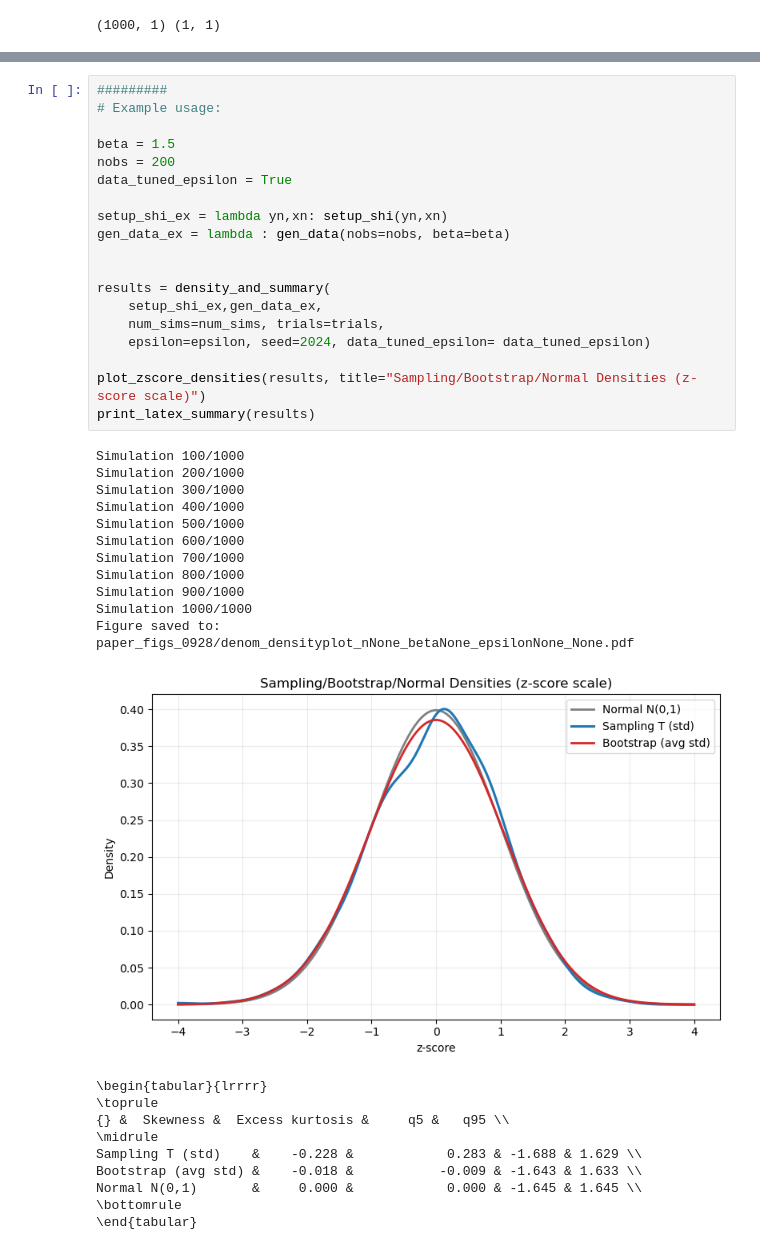
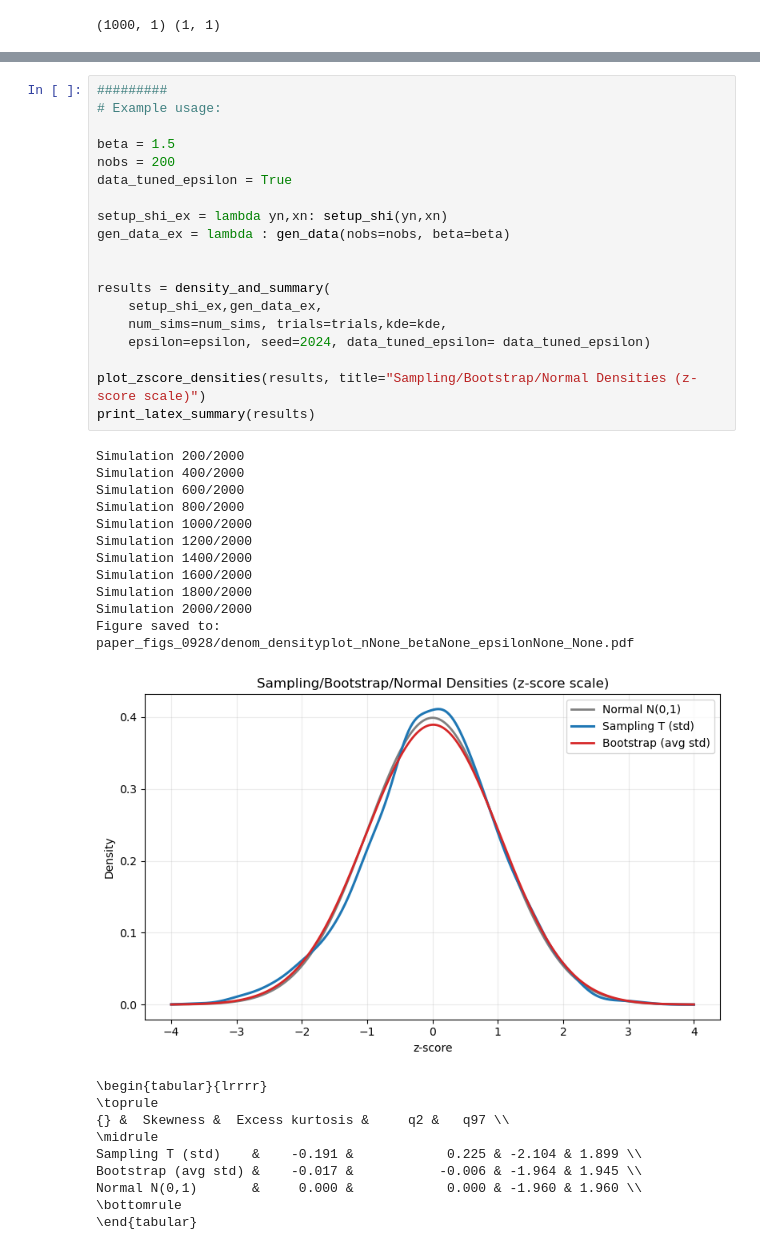
Before and after one commit to ericschulman/testing, a Jupyter notebook: revision_2025/refinement_denom_ex.ipynb, the cells around one changed output, grey strips where cells are left out. Saved outputs shown, nothing was run; the diff lists cells and outputs as text.

```diff
--- a/revision_2025/refinement_denom_ex.ipynb
+++ b/revision_2025/refinement_denom_ex.ipynb
@@ -237,41 +253,41 @@ Normal N(0,1)       &     0.000 &            0.000 & -1.645 & 1.645 \\
 # %%
 #########
 # Example usage:
 
 beta = 1.5
 nobs = 200
 data_tuned_epsilon = True
 
 setup_shi_ex = lambda yn,xn: setup_shi(yn,xn)
 gen_data_ex = lambda : gen_data(nobs=nobs, beta=beta)
 
 
 results = density_and_summary(
     setup_shi_ex,gen_data_ex,
-    num_sims=num_sims, trials=trials,
+    num_sims=num_sims, trials=trials,kde=kde,
     epsilon=epsilon, seed=2024, data_tuned_epsilon= data_tuned_epsilon)
 
 plot_zscore_densities(results, title="Sampling/Bootstrap/Normal Densities (z-score scale)")
 print_latex_summary(results)
 # %% [output]
-Simulation 100/1000
-Simulation 200/1000
-Simulation 300/1000
-Simulation 400/1000
-Simulation 500/1000
-Simulation 600/1000
-Simulation 700/1000
-Simulation 800/1000
-Simulation 900/1000
-Simulation 1000/1000
+Simulation 200/2000
+Simulation 400/2000
+Simulation 600/2000
+Simulation 800/2000
+Simulation 1000/2000
+Simulation 1200/2000
+Simulation 1400/2000
+Simulation 1600/2000
+Simulation 1800/2000
+Simulation 2000/2000
 Figure saved to: paper_figs_0928/denom_densityplot_nNone_betaNone_epsilonNone_None.pdf
-[figure, old version]
+[figure, new version]
 \begin{tabular}{lrrrr}
 \toprule
-{} &  Skewness &  Excess kurtosis &     q5 &   q95 \\
+{} &  Skewness &  Excess kurtosis &     q2 &   q97 \\
 \midrule
-Sampling T (std)    &    -0.228 &            0.283 & -1.688 & 1.629 \\
-Bootstrap (avg std) &    -0.018 &           -0.009 & -1.643 & 1.633 \\
-Normal N(0,1)       &     0.000 &            0.000 & -1.645 & 1.645 \\
+Sampling T (std)    &    -0.191 &            0.225 & -2.104 & 1.899 \\
+Bootstrap (avg std) &    -0.017 &           -0.006 & -1.964 & 1.945 \\
+Normal N(0,1)       &     0.000 &            0.000 & -1.960 & 1.960 \\
 \bottomrule
 \end{tabular}
```
Also changed, not shown: parts of 2 cells of this notebook, 1 other file.
